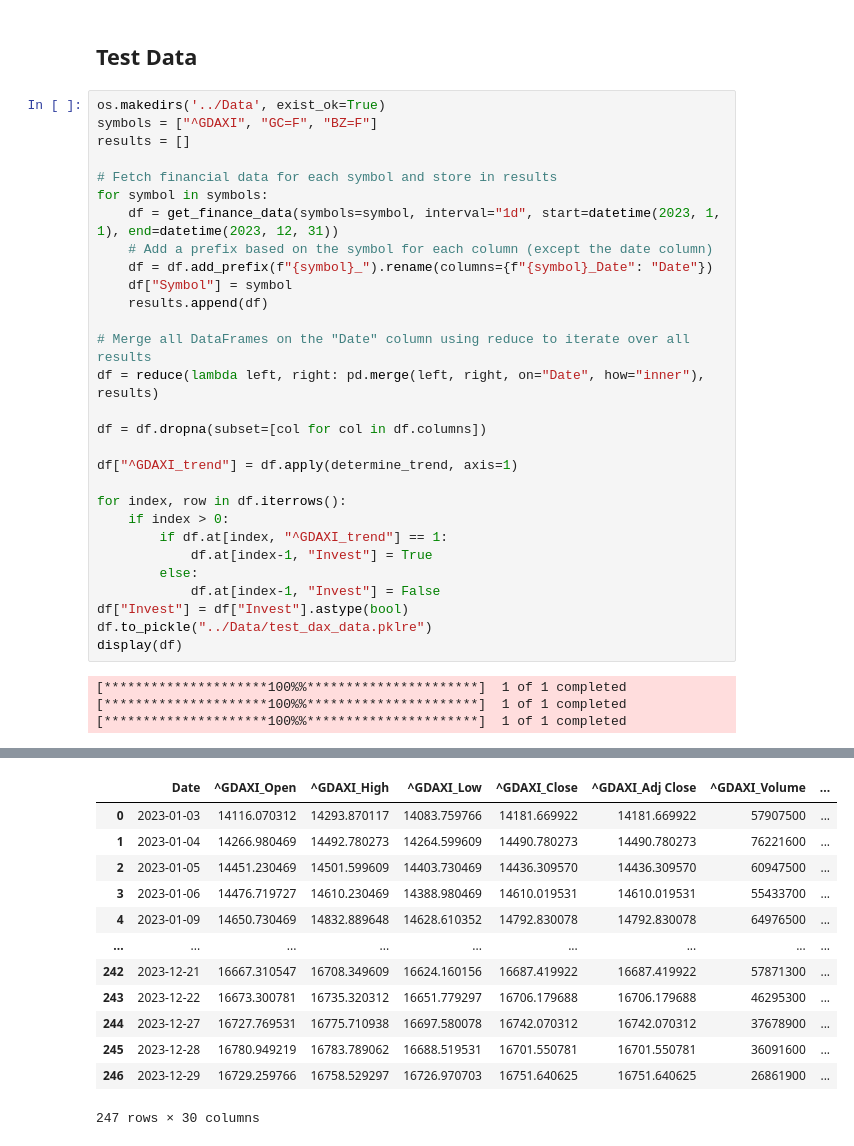
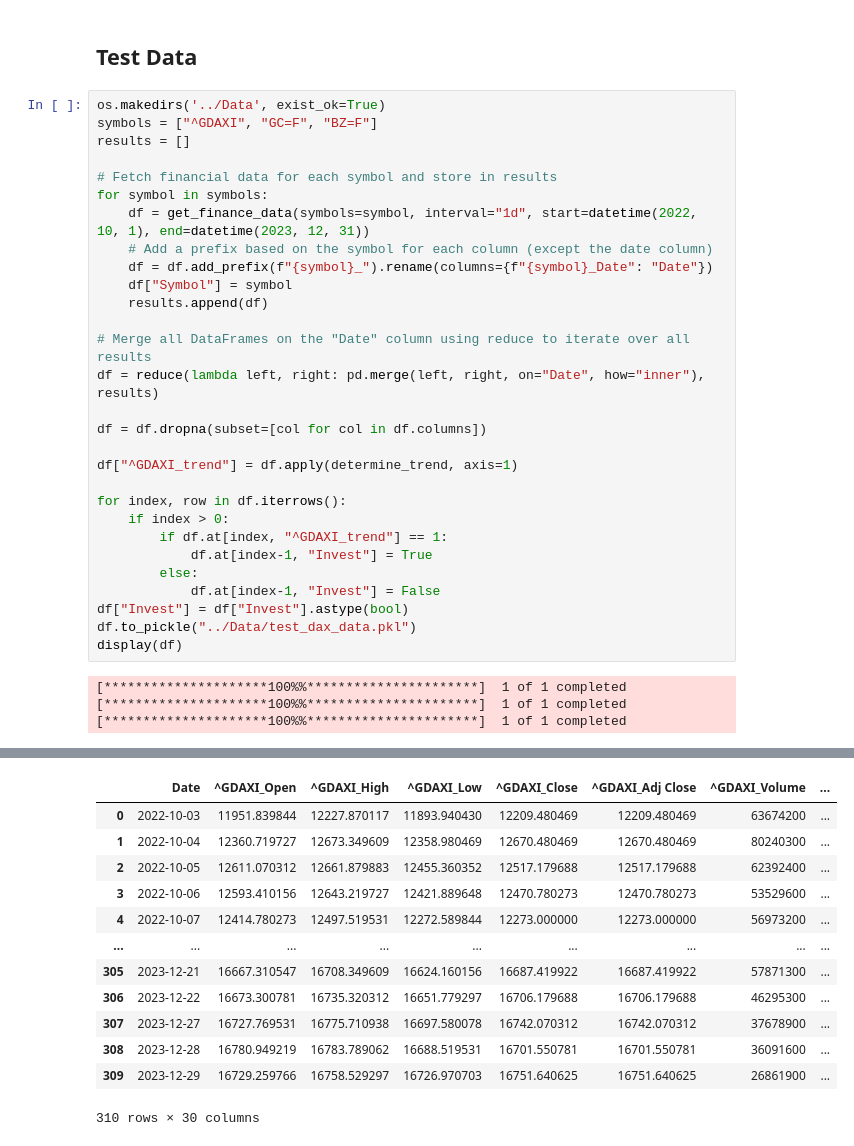
Before and after one commit to LeonAnthonyMenge/AKI-Trading-Model, a Jupyter notebook: Test4-Raw Material/Code/collect_data.ipynb, the cells around one changed output, grey strips where cells are left out. Drawn from its saved outputs; the diff is of its cells as text.

```diff
--- a/Test4-Raw Material/Code/collect_data.ipynb
+++ b/Test4-Raw Material/Code/collect_data.ipynb
@@ -134,7 +134,7 @@ results = []
 
 # Fetch financial data for each symbol and store in results
 for symbol in symbols:
-    df = get_finance_data(symbols=symbol, interval="1d", start=datetime(2023, 1, 1), end=datetime(2023, 12, 31))
+    df = get_finance_data(symbols=symbol, interval="1d", start=datetime(2022, 10, 1), end=datetime(2023, 12, 31))
     # Add a prefix based on the symbol for each column (except the date column)
     df = df.add_prefix(f"{symbol}_").rename(columns={f"{symbol}_Date": "Date"})
     df["Symbol"] = symbol
@@ -154,7 +154,7 @@ for index, row in df.iterrows():
         else:
             df.at[index-1, "Invest"] = False
 df["Invest"] = df["Invest"].astype(bool)
-df.to_pickle("../Data/test_dax_data.pklre")
+df.to_pickle("../Data/test_dax_data.pkl")
 display(df)
 # %% [output]
 [*********************100%%**********************]  1 of 1 completed
@@ -176,17 +176,17 @@ display(df)
 <class 'pandas.core.series.Series'>
 <class 'pandas.core.series.Series'>
 <class 'pandas.core.series.Series'>
 <class 'pandas.core.series.Series'>
 |  | Date | ^GDAXI_Open | ^GDAXI_High | ^GDAXI_Low | ^GDAXI_Close | ^GDAXI_Adj Close | ^GDAXI_Volume | ... |
-| 0 | 2023-01-03 | 14116.070312 | 14293.870117 | 14083.759766 | 14181.669922 | 14181.669922 | 57907500 | ... |
-| 1 | 2023-01-04 | 14266.980469 | 14492.780273 | 14264.599609 | 14490.780273 | 14490.780273 | 76221600 | ... |
-| 2 | 2023-01-05 | 14451.230469 | 14501.599609 | 14403.730469 | 14436.309570 | 14436.309570 | 60947500 | ... |
-| 3 | 2023-01-06 | 14476.719727 | 14610.230469 | 14388.980469 | 14610.019531 | 14610.019531 | 55433700 | ... |
-| 4 | 2023-01-09 | 14650.730469 | 14832.889648 | 14628.610352 | 14792.830078 | 14792.830078 | 64976500 | ... |
+| 0 | 2022-10-03 | 11951.839844 | 12227.870117 | 11893.940430 | 12209.480469 | 12209.480469 | 63674200 | ... |
+| 1 | 2022-10-04 | 12360.719727 | 12673.349609 | 12358.980469 | 12670.480469 | 12670.480469 | 80240300 | ... |
+| 2 | 2022-10-05 | 12611.070312 | 12661.879883 | 12455.360352 | 12517.179688 | 12517.179688 | 62392400 | ... |
+| 3 | 2022-10-06 | 12593.410156 | 12643.219727 | 12421.889648 | 12470.780273 | 12470.780273 | 53529600 | ... |
+| 4 | 2022-10-07 | 12414.780273 | 12497.519531 | 12272.589844 | 12273.000000 | 12273.000000 | 56973200 | ... |
 | ... | ... | ... | ... | ... | ... | ... | ... | ... |
-| 242 | 2023-12-21 | 16667.310547 | 16708.349609 | 16624.160156 | 16687.419922 | 16687.419922 | 57871300 | ... |
-| 243 | 2023-12-22 | 16673.300781 | 16735.320312 | 16651.779297 | 16706.179688 | 16706.179688 | 46295300 | ... |
-| 244 | 2023-12-27 | 16727.769531 | 16775.710938 | 16697.580078 | 16742.070312 | 16742.070312 | 37678900 | ... |
-| 245 | 2023-12-28 | 16780.949219 | 16783.789062 | 16688.519531 | 16701.550781 | 16701.550781 | 36091600 | ... |
-| 246 | 2023-12-29 | 16729.259766 | 16758.529297 | 16726.970703 | 16751.640625 | 16751.640625 | 26861900 | ... |
+| 305 | 2023-12-21 | 16667.310547 | 16708.349609 | 16624.160156 | 16687.419922 | 16687.419922 | 57871300 | ... |
+| 306 | 2023-12-22 | 16673.300781 | 16735.320312 | 16651.779297 | 16706.179688 | 16706.179688 | 46295300 | ... |
+| 307 | 2023-12-27 | 16727.769531 | 16775.710938 | 16697.580078 | 16742.070312 | 16742.070312 | 37678900 | ... |
+| 308 | 2023-12-28 | 16780.949219 | 16783.789062 | 16688.519531 | 16701.550781 | 16701.550781 | 36091600 | ... |
+| 309 | 2023-12-29 | 16729.259766 | 16758.529297 | 16726.970703 | 16751.640625 | 16751.640625 | 26861900 | ... |
-247 rows × 30 columns
+310 rows × 30 columns
```
Also changed, not shown: parts of 1 cell of this notebook, 2 other files.
